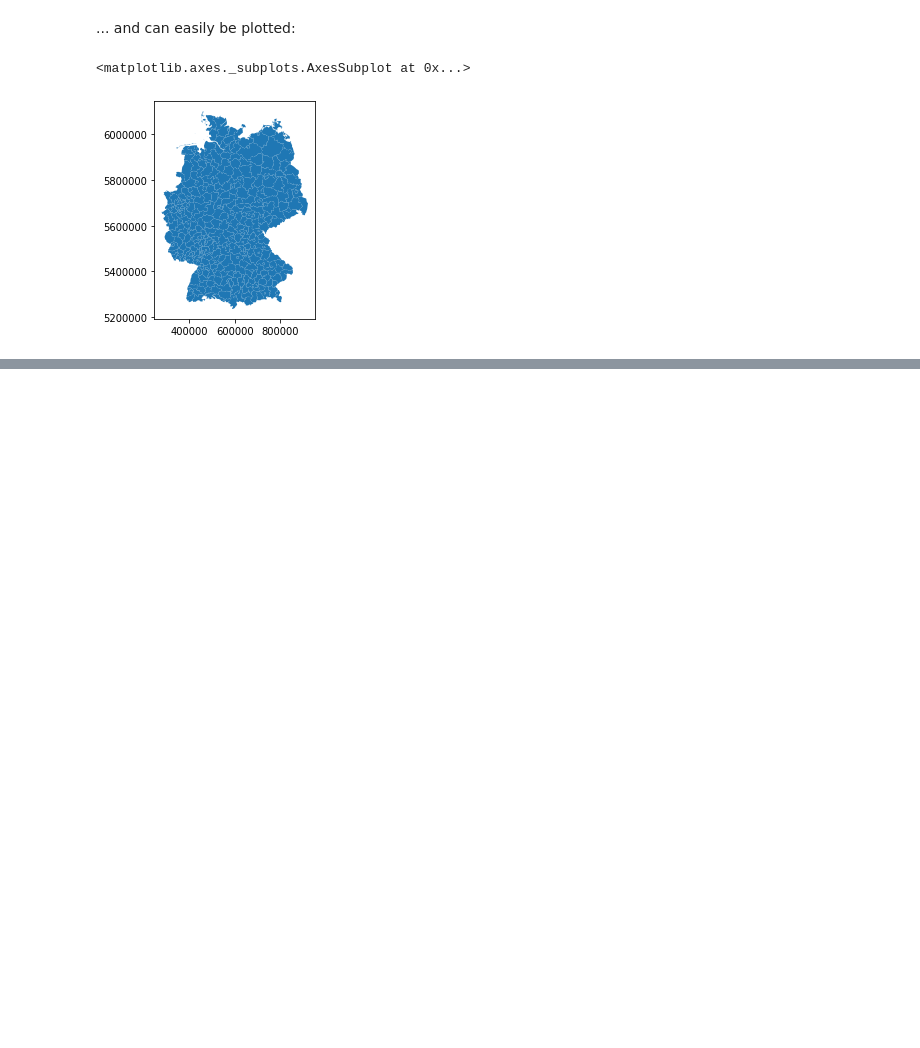
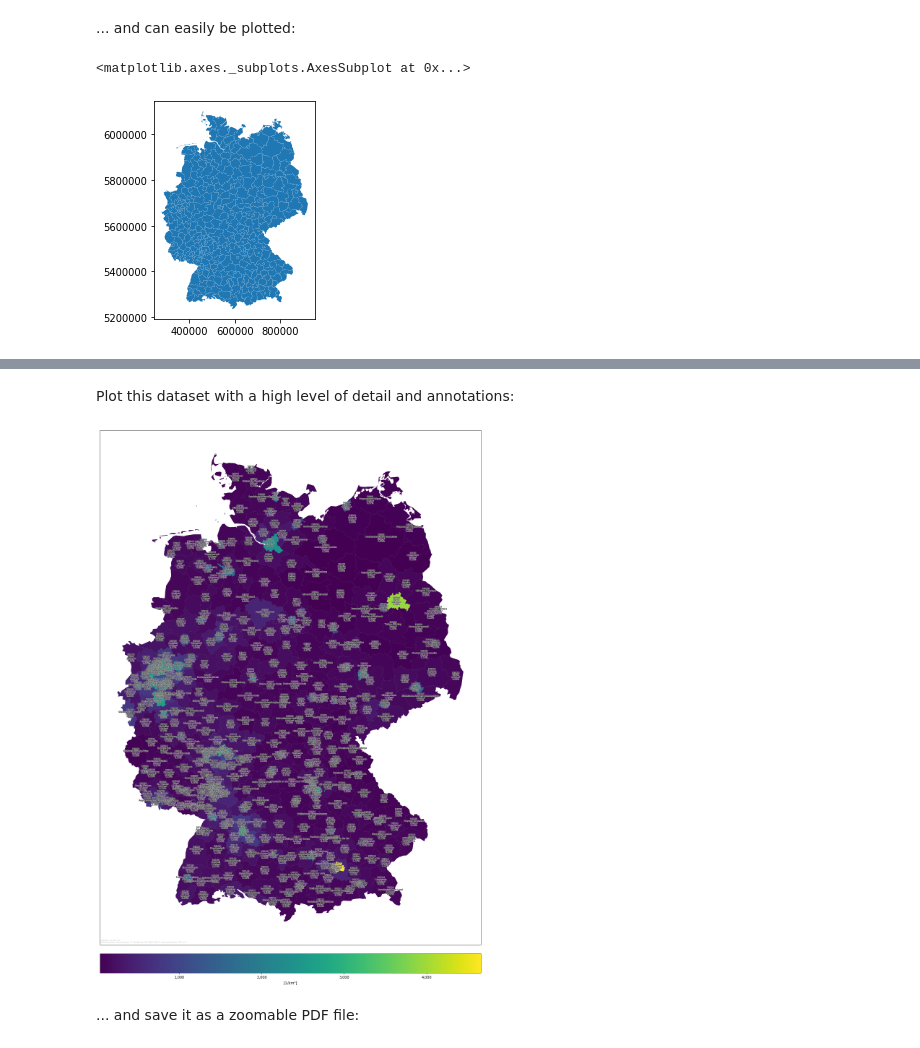
Before and after one commit to DemandRegioTeam/disaggregator, a Jupyter notebook: 90_Accessing_geographical_data.ipynb, the cells around one changed output, grey strips where cells are left out. Saved outputs shown, nothing was run; the diff lists cells and outputs as text; code cells hidden in the pictures; blank space fills up the shorter version.

```diff
--- a/90_Accessing_geographical_data.ipynb
+++ b/90_Accessing_geographical_data.ipynb
@@ -70,0 +73,3 @@ gdf.plot()
+# %%
+df_pop = data.population()
+df_pop.head()
@@ -70,0 +84,8 @@ gdf.plot()
+# %% [markdown]
+Plot this dataset with a high level of detail and annotations:
+# %%
+fig, ax = plot.choropleth_map(df_pop, figsize=(15, 35), annotate=['nuts3', 'name', 'value', 'percentage'])
+# %% [output]
+[figure, added]
+# %% [markdown]
+... and save it as a zoomable PDF file:
```
Also changed, not shown: parts of 6 cells of this notebook, 1 other file.
